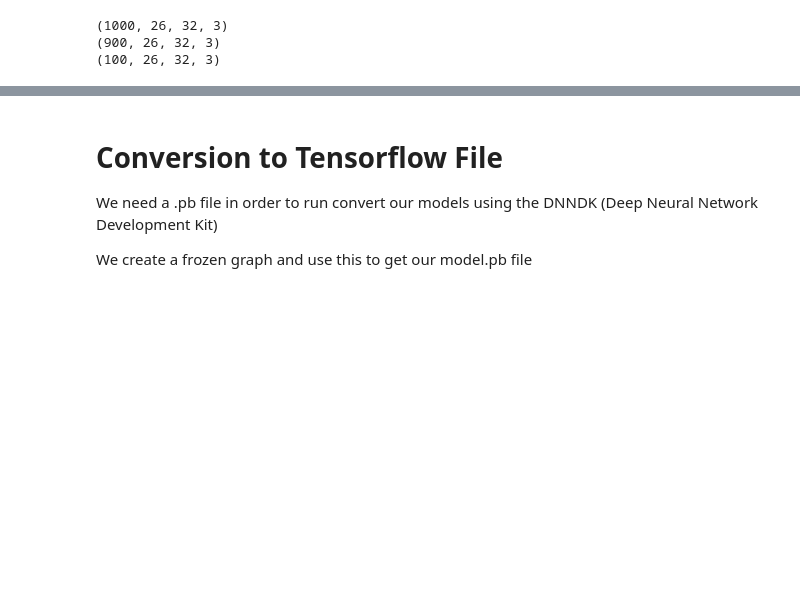
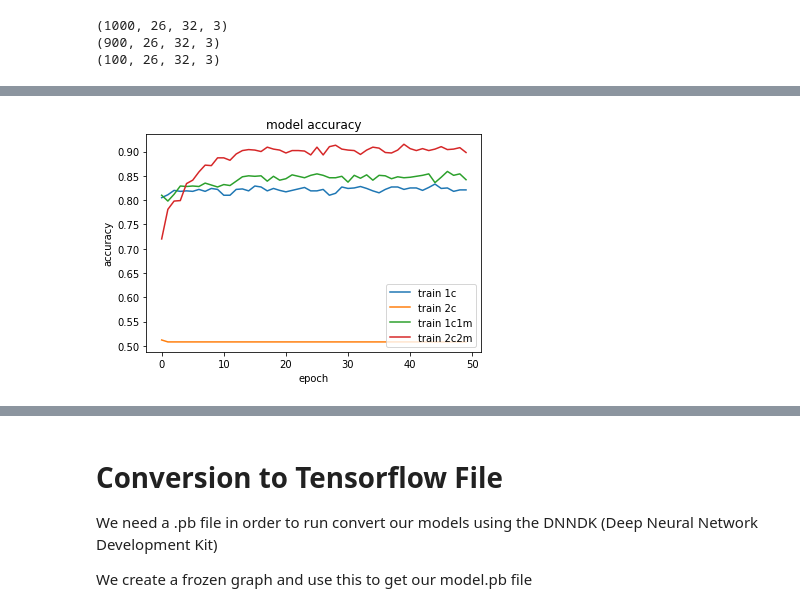
Before and after one commit to bwwarren/SignalBackgroundTraining, a Jupyter notebook: Training/Keras_Notebook.ipynb, the cells around one changed output, grey strips where cells are left out. Cells and saved outputs as stored; diff of their text form; code cells hidden in the pictures; blank space fills up the shorter version.

```diff
--- a/Training/Keras_Notebook.ipynb
+++ b/Training/Keras_Notebook.ipynb
@@ -211,0 +301,17 @@ epochs = 50
+# %%
+plt.plot(history_1c.history['acc'])
+plt.plot(history_2c.history['acc'])
+plt.plot(history_1c1m.history['acc'])
+plt.plot(history_2c2m.history['acc'])
+
+plt.title('model accuracy')
+plt.ylabel('accuracy')
+plt.xlabel('epoch')
+plt.legend(['train 1c',
+            'train 2c',
+            'train 1c1m',
+            'train 2c2m',]
+           , loc='lower right')
+plt.show()
+# %% [output]
+[figure, added]
```
Also changed, not shown: parts of 37 cells of this notebook, 4 other files.
